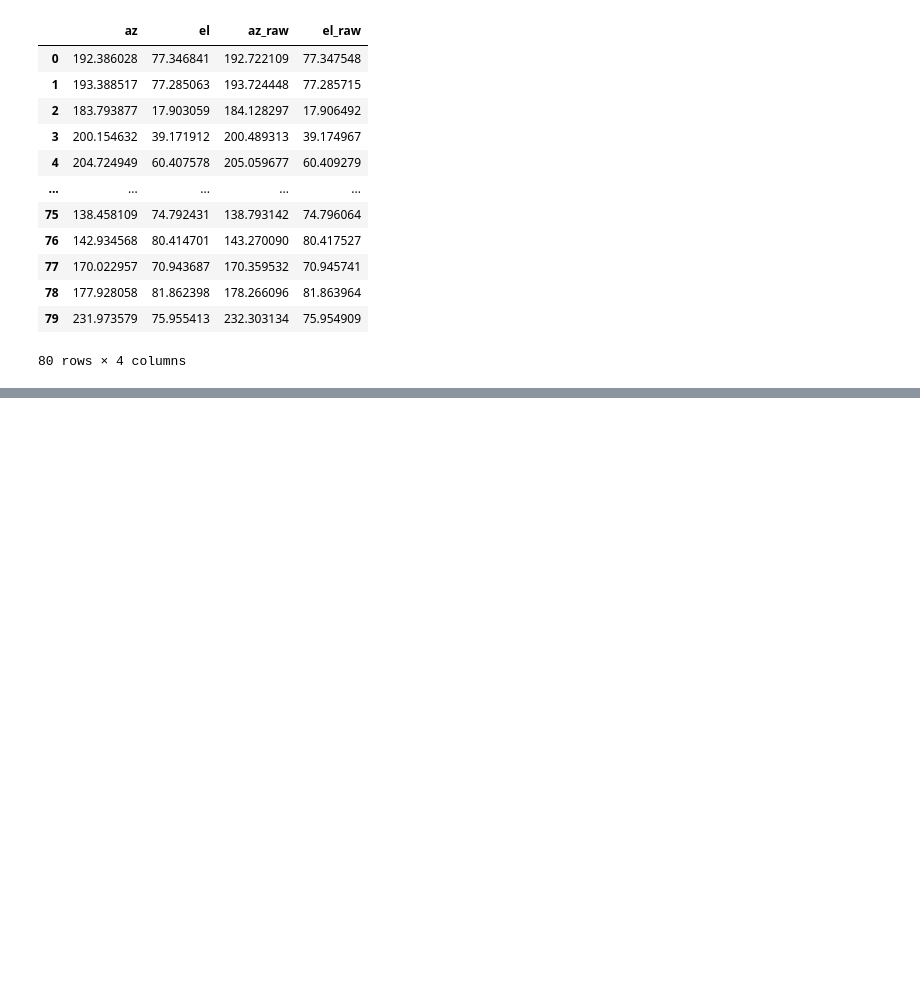
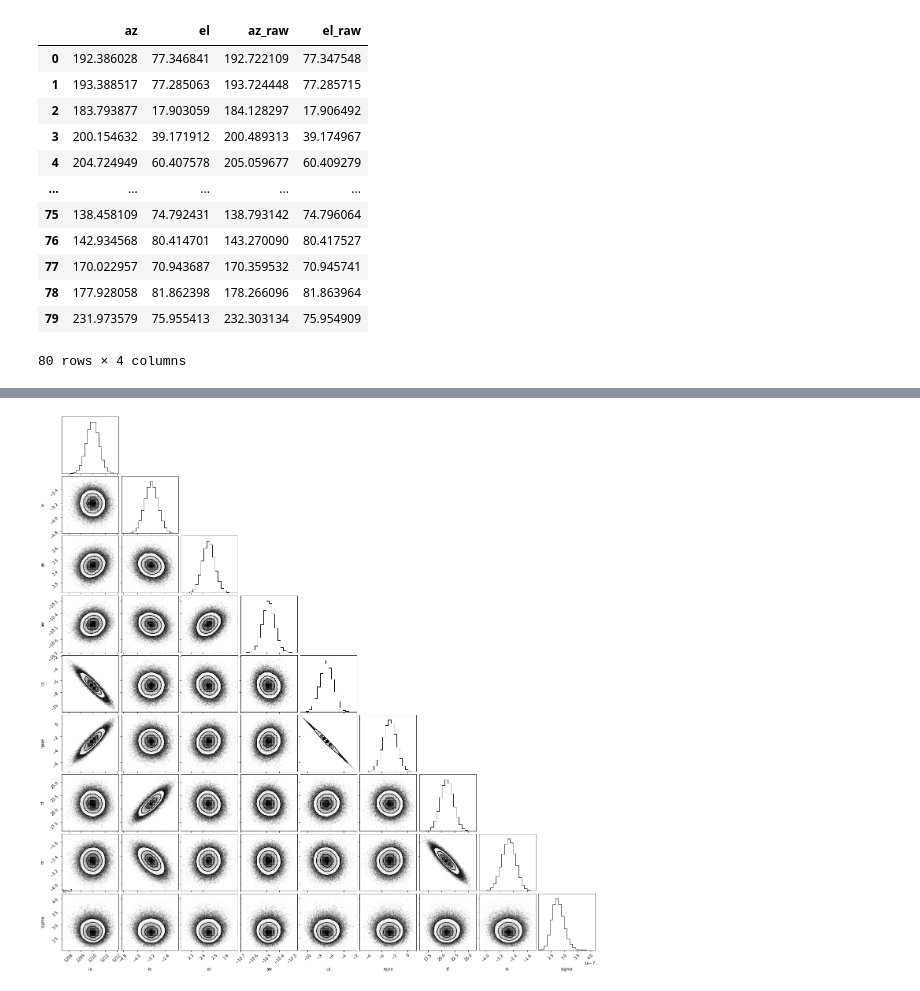
Before and after one commit to MMTObservatory/pointing_analysis, a Jupyter notebook: pointing_data/20210821/tpoint.ipynb, the cells around one changed output, grey strips where cells are left out. Cells and saved outputs as stored; diff of their text form; code cells hidden in the pictures; blank space fills up the shorter version.

```diff
--- a/pointing_data/20210821/tpoint.ipynb
+++ b/pointing_data/20210821/tpoint.ipynb
@@ -305,0 +319,5 @@ arviz.summary(idata, round_to=2)
+# %%
+import corner
+_ = corner.corner(idata)
+# %% [output]
+[figure, added]
```
Also changed, not shown: parts of 3 cells of this notebook.
